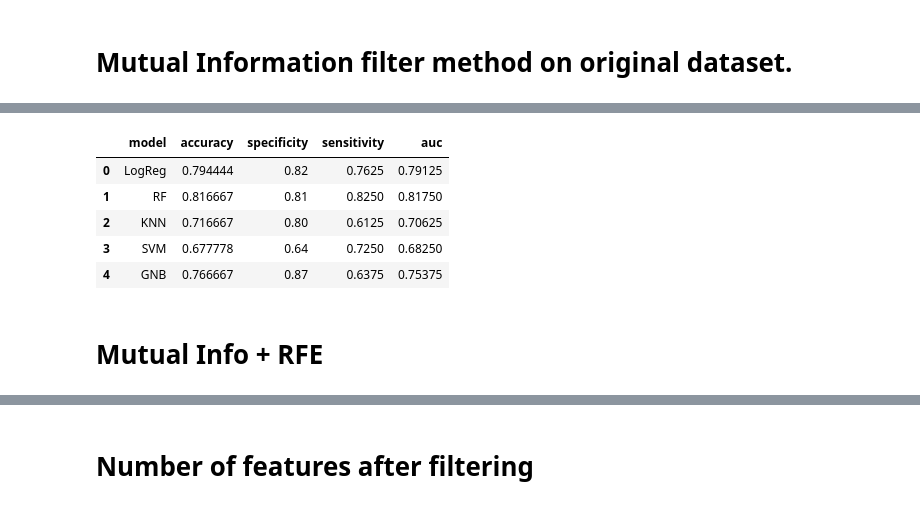
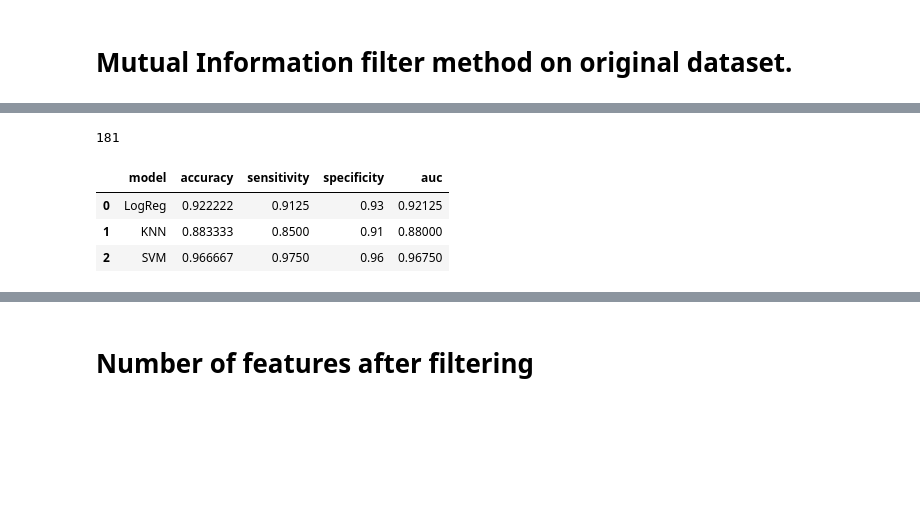
Before and after one commit to hammadkhann/ML-for-AI-and-DS, a Jupyter notebook: Case_study1/Feature_Engineering_Case_Study_1_Hammad.ipynb, the cells around one changed output, grey strips where cells are left out. Cells and saved outputs as stored; diff of their text form; code cells hidden in the pictures; blank space fills up the shorter version.

```diff
--- a/Case_study1/Feature_Engineering_Case_Study_1_Hammad.ipynb
+++ b/Case_study1/Feature_Engineering_Case_Study_1_Hammad.ipynb
@@ -219,0 +299,8 @@ Optimal number of features : 322
+# %%
+from sklearn.pipeline import Pipeline
+from sklearn.model_selection import GridSearchCV
+
+model = Pipeline([('skb', SelectKBest(f_classif, k = 10)),
+                    ('svm', SVC(kernel='linear'))])
+clf_1 = GridSearchCV(model, {'skb__k' : [i for i in range(1, 432)]}, cv=kf.split(X), scoring='accuracy')
+clf_1.fit(X, y)
@@ -236,9 +332,0 @@ anova_results
-# %%
-rfecv = RFECV(estimator=clf, step=1, cv=kf.split(anova_data),scoring='accuracy')
-rfecv.fit(anova_data, y)
-print("Optimal number of features : %d" % rfecv.n_features_)
-plt.figure()
-plt.xlabel("Number of features selected")
-plt.ylabel("Cross validation score (nb of correct classifications)")
-plt.plot(range(1, len(rfecv.grid_scores_) + 1), rfecv.grid_scores_)
-plt.show()
@@ -262,2 +333,8 @@ anova_rfe_results
 # %% [markdown]
 # Mutual Information filter method on original dataset.
+# %%
+classifier_1 = Pipeline([('skb', SelectKBest(mutual_info_classif, k = 10)),
+                       ('svm', SVC(kernel='linear'))])
+
+clf_1 = GridSearchCV(classifier_1, {'skb__k' : [i for i in range(1,432,10)]}, cv=kf.split(X), scoring='accuracy')
+clf_1.fit(X, y)
@@ -264,16 +351,18 @@ anova_rfe_results
+# %%
+clf_1.best_params_.values()
+best_k_value = [x for x in clf_1.best_params_.values()][0]
+print(best_k_value)
+# %% [output]
+181
 # %%
-mutual_info = SelectKBest(mutual_info_classif, k=rfecv.n_features_)
+mutual_info = SelectKBest(mutual_info_classif, k=best_k_value)
 mutual_info_data = mutual_info.fit_transform(X, y)
 features = mutual_info.get_support(indices=True)
 mutual_info_data = X[:,features]
 mutual_info_results = evaluate(models, mutual_info_data, kf)
 mutual_info_results
 # %% [output]
-|  | model | accuracy | specificity | sensitivity | auc |
-| 0 | LogReg | 0.794444 | 0.82 | 0.7625 | 0.79125 |
-| 1 | RF | 0.816667 | 0.81 | 0.8250 | 0.81750 |
-| 2 | KNN | 0.716667 | 0.80 | 0.6125 | 0.70625 |
-| 3 | SVM | 0.677778 | 0.64 | 0.7250 | 0.68250 |
-| 4 | GNB | 0.766667 | 0.87 | 0.6375 | 0.75375 |
+|  | model | accuracy | sensitivity | specificity | auc |
+| 0 | LogReg | 0.922222 | 0.9125 | 0.93 | 0.92125 |
+| 1 | KNN | 0.883333 | 0.8500 | 0.91 | 0.88000 |
+| 2 | SVM | 0.966667 | 0.9750 | 0.96 | 0.96750 |
-# %% [markdown]
-# Mutual Info + RFE
```
Also changed, not shown: parts of 50 cells of this notebook.
